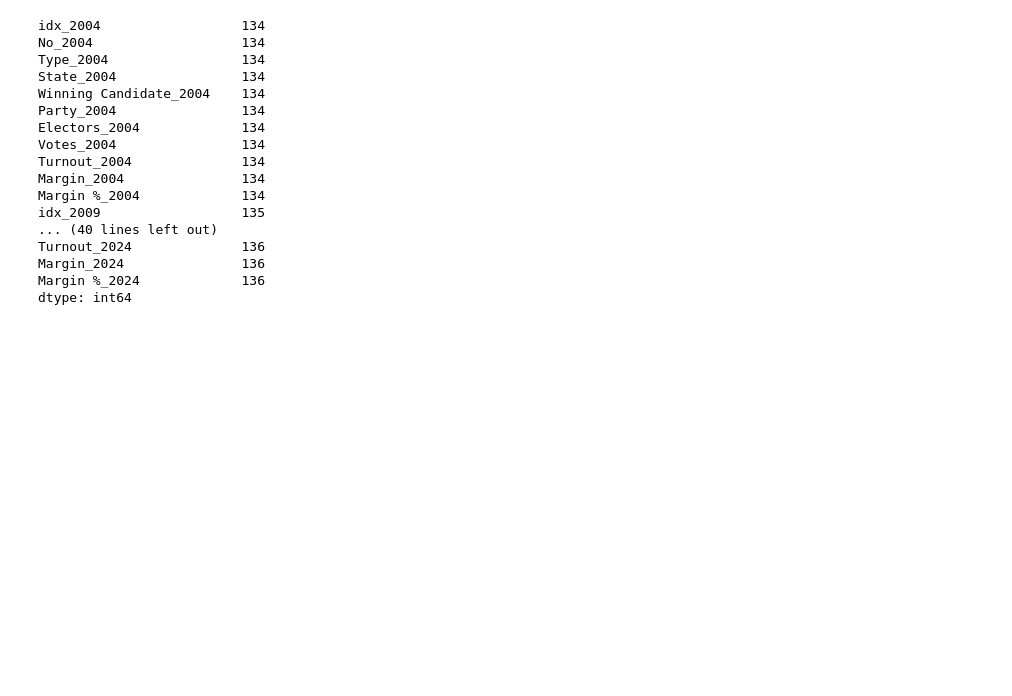
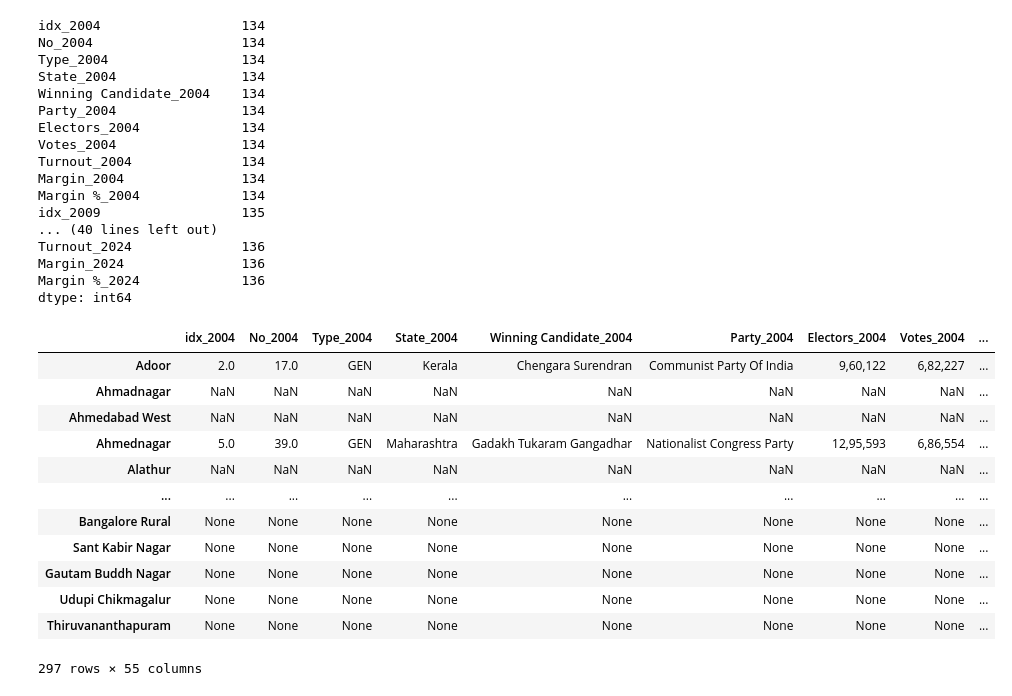
Before and after one commit to rasgulla-warriors/ada-hai-toh-mumkin-hai, a Jupyter notebook: wego.ipynb, the cells around one changed output. Drawn from its saved outputs; the diff is of its cells as text; code cells hidden in the pictures; blank space fills up the shorter version.

```diff
--- a/wego.ipynb
+++ b/wego.ipynb
@@ -250,3 +250,20 @@ Turnout_2024              136
 Margin_2024               136
 Margin %_2024             136
 dtype: int64
+# %%
+rows_with_nulls = df[df.isna().any(axis=1)]
+rows_with_nulls
+# %% [output]
+|  | idx_2004 | No_2004 | Type_2004 | State_2004 | Winning Candidate_2004 | Party_2004 | Electors_2004 | Votes_2004 | ... |
+| Adoor | 2.0 | 17.0 | GEN | Kerala | Chengara Surendran | Communist Party Of India | 9,60,122 | 6,82,227 | ... |
+| Ahmadnagar | NaN | NaN | NaN | NaN | NaN | NaN | NaN | NaN | ... |
+| Ahmedabad West | NaN | NaN | NaN | NaN | NaN | NaN | NaN | NaN | ... |
+| Ahmednagar | 5.0 | 39.0 | GEN | Maharashtra | Gadakh Tukaram Gangadhar | Nationalist Congress Party | 12,95,593 | 6,86,554 | ... |
+| Alathur | NaN | NaN | NaN | NaN | NaN | NaN | NaN | NaN | ... |
+| ... | ... | ... | ... | ... | ... | ... | ... | ... | ... |
+| Bangalore Rural | None | None | None | None | None | None | None | None | ... |
+| Sant Kabir Nagar | None | None | None | None | None | None | None | None | ... |
+| Gautam Buddh Nagar | None | None | None | None | None | None | None | None | ... |
+| Udupi Chikmagalur | None | None | None | None | None | None | None | None | ... |
+| Thiruvananthapuram | None | None | None | None | None | None | None | None | ... |
+297 rows × 55 columns
```
